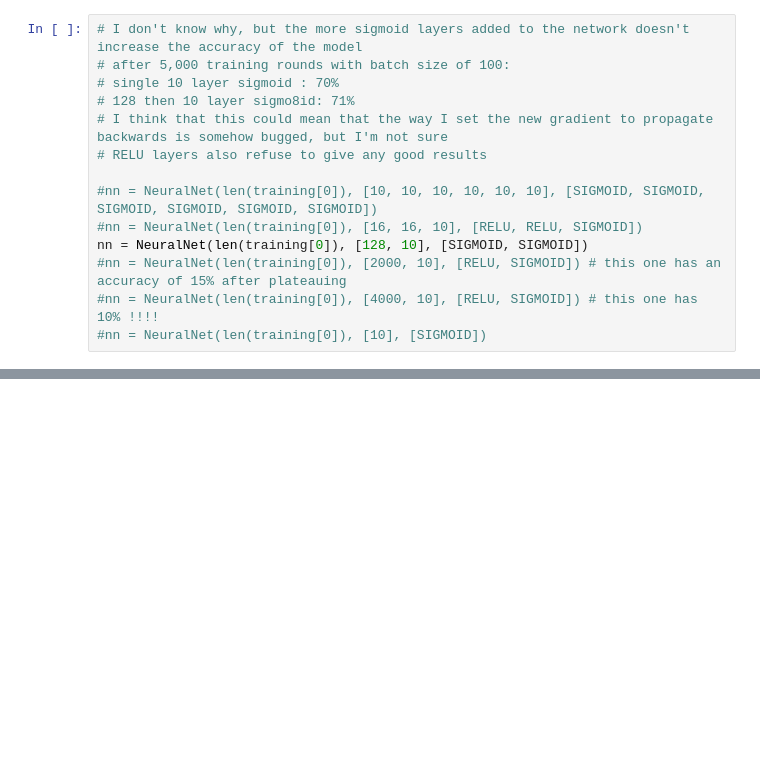
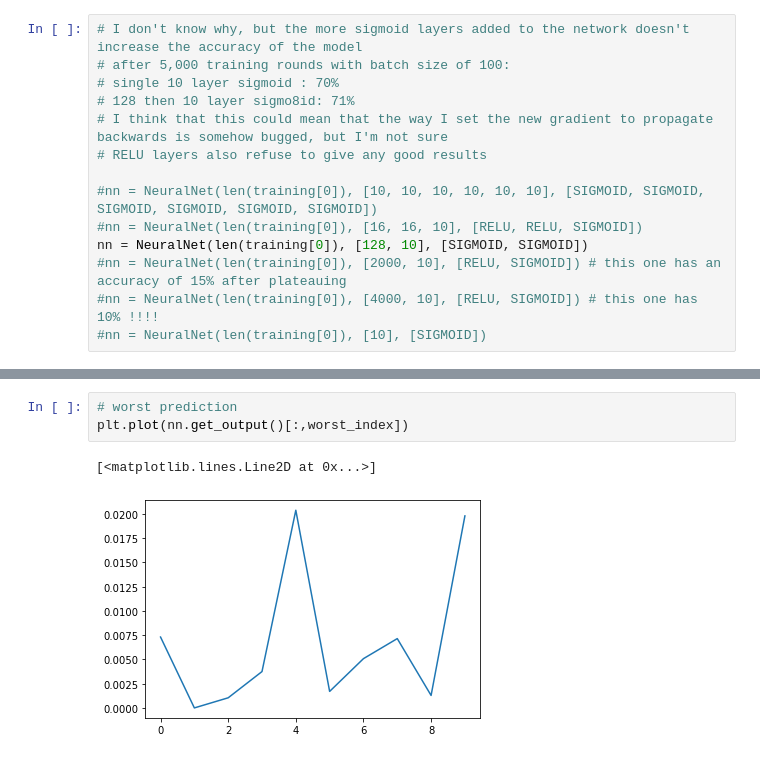
Before and after one commit to creikey/experiments, a Jupyter notebook: mnist_from_scratch.ipynb, the cells around one changed output, grey strips where cells are left out. Cells and saved outputs as stored; diff of their text form; blank space fills up the shorter version.

```diff
--- a/mnist_from_scratch.ipynb
+++ b/mnist_from_scratch.ipynb
@@ -251,0 +264,6 @@ print(np.sum(nn.get_predicted_digit() == test_labels) / test_labels.shape[0]) #
+# %%
+# worst prediction
+plt.plot(nn.get_output()[:,worst_index])
+# %% [output]
+[<matplotlib.lines.Line2D at 0x...>]
+[figure, added]
```
Also changed, not shown: parts of 8 cells of this notebook.
